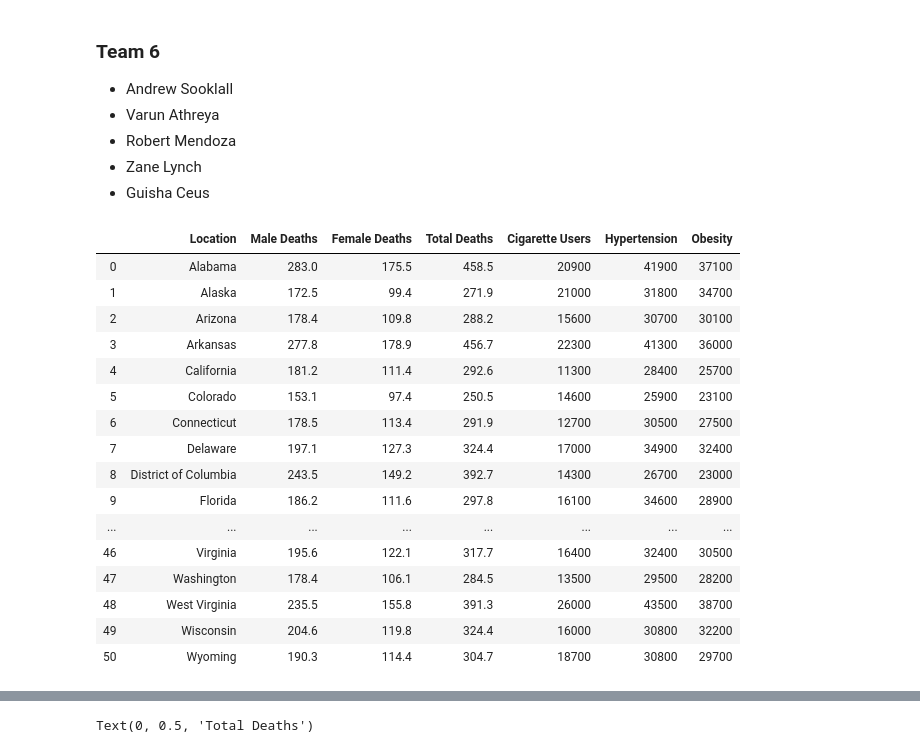
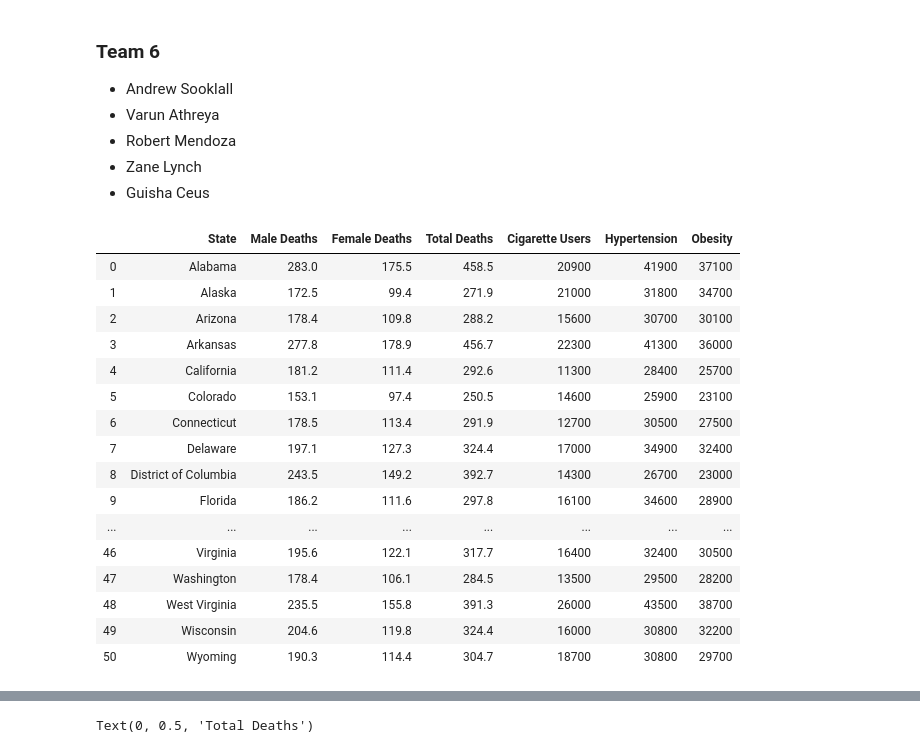
Before and after one commit to ASooklall/project-1-cvd, a Jupyter notebook: project-1-team-6.ipynb, the cells around one changed output, grey strips where cells are left out. Drawn from its saved outputs; the diff is of its cells as text; code cells hidden in the pictures.

```diff
--- a/project-1-team-6.ipynb
+++ b/project-1-team-6.ipynb
@@ -28,9 +29,10 @@ import time
 # %%
 #import CSV(s)
 base_df = pd.read_csv("Resources/cvd_per_100k.csv")
+base_df = base_df.rename(columns={'Location':'State'})
 base_df
 # %% [output]
-|  | Location | Male Deaths | Female Deaths | Total Deaths | Cigarette Users | Hypertension | Obesity |
+|  | State | Male Deaths | Female Deaths | Total Deaths | Cigarette Users | Hypertension | Obesity |
 | 0 | Alabama | 283.0 | 175.5 | 458.5 | 20900 | 41900 | 37100 |
 | 1 | Alaska | 172.5 | 99.4 | 271.9 | 21000 | 31800 | 34700 |
 | 2 | Arizona | 178.4 | 109.8 | 288.2 | 15600 | 30700 | 30100 |
```
Also changed, not shown: parts of 12 cells of this notebook.
